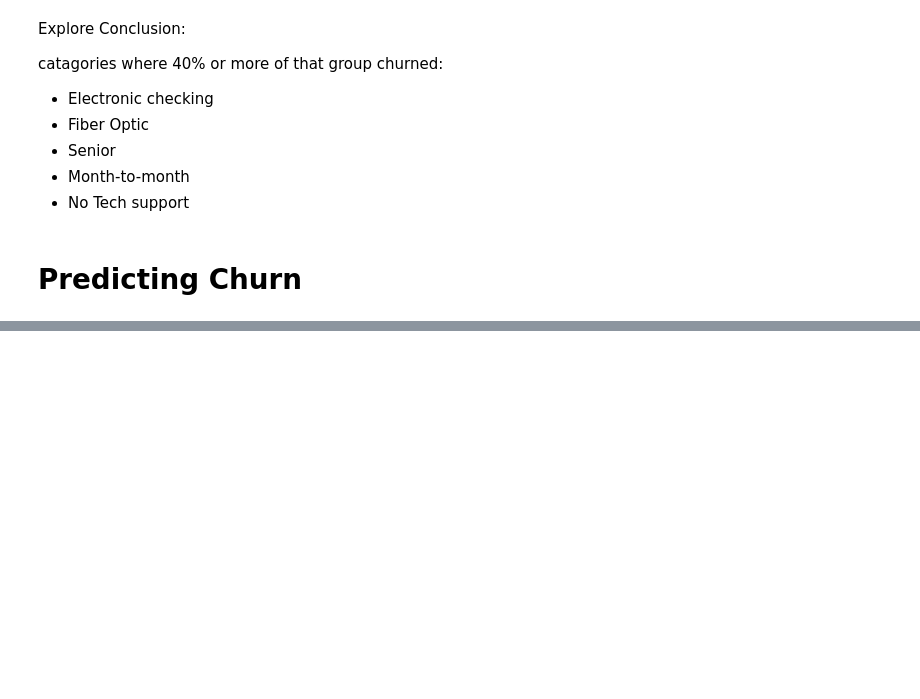
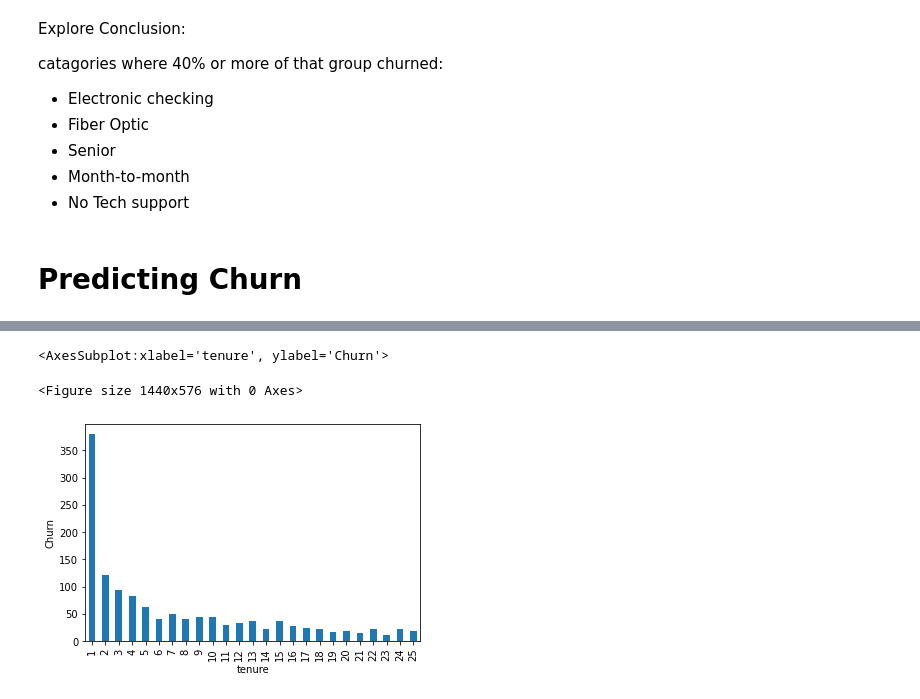
Before and after one commit to Jgardin875/Telco_Churn_Analysis, a Jupyter notebook: Explore.ipynb, the cells around one changed output, grey strips where cells are left out. Saved outputs shown, nothing was run; the diff lists cells and outputs as text; code cells hidden in the pictures; blank space fills up the shorter version.

```diff
--- a/Explore.ipynb
+++ b/Explore.ipynb
@@ -291,0 +314,7 @@ catagories where 40% or more of that group churned:
+# %%
+plt.figure(figsize = (20, 8))
+l.plot(kind = 'bar', legend =False, ylabel = 'Churn')
+# %% [output]
+<AxesSubplot:xlabel='tenure', ylabel='Churn'>
+<Figure size 1440x576 with 0 Axes>
+[figure, added]
```
Also changed, not shown: parts of 8 cells of this notebook, 2 other files.
